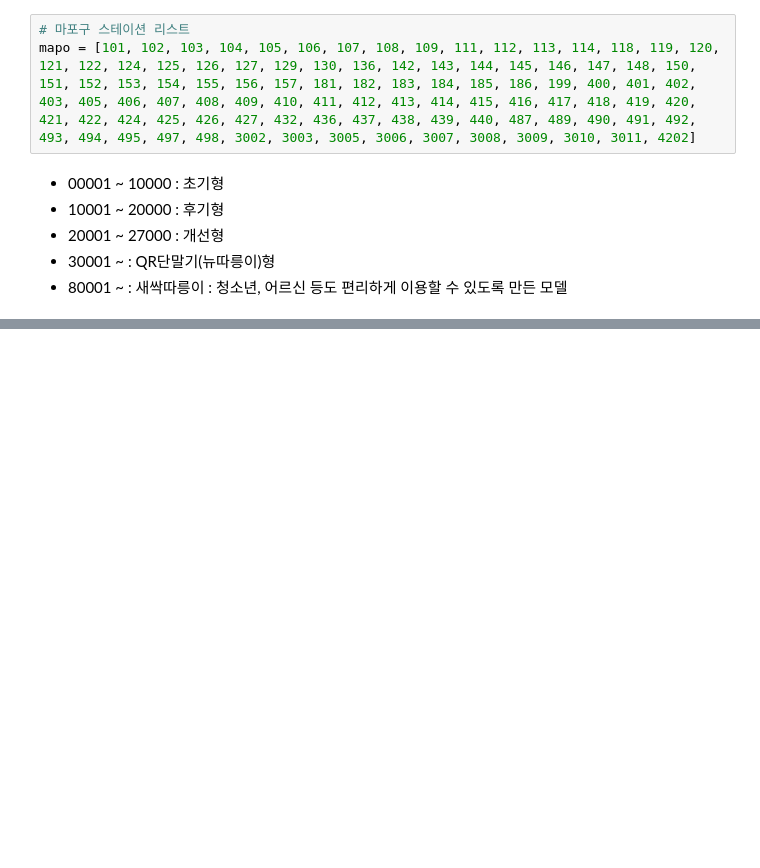
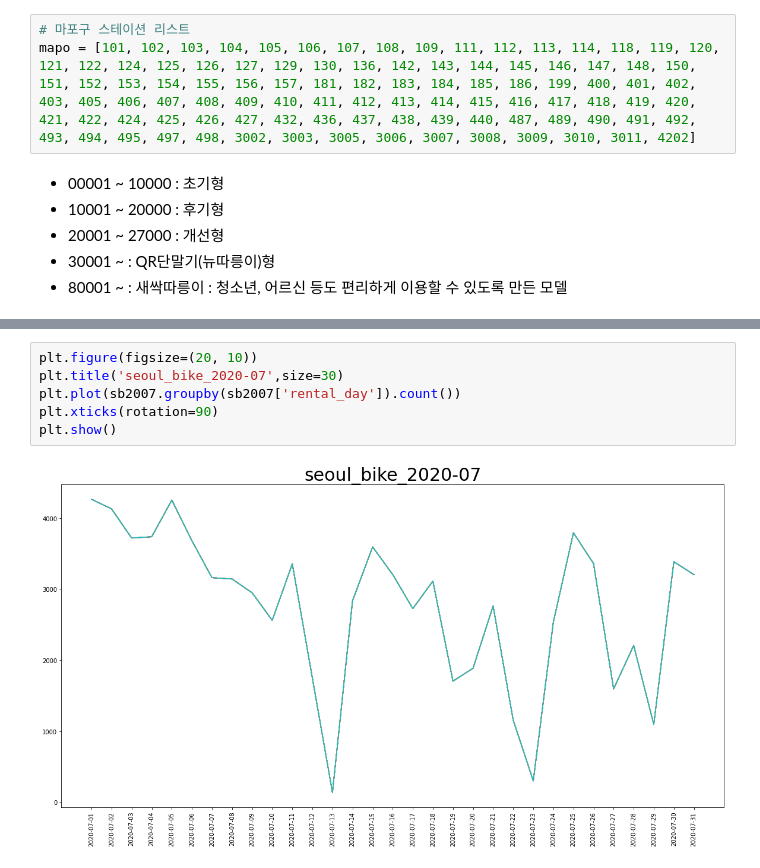
Before and after one commit to rivels/EDA_project_2, a Jupyter notebook: 4_13__eda_bicycle.ipynb, the cells around one changed output, grey strips where cells are left out. Cells and saved outputs as stored; diff of their text form; blank space fills up the shorter version.

```diff
--- a/4_13__eda_bicycle.ipynb
+++ b/4_13__eda_bicycle.ipynb
@@ -192,0 +252,8 @@ sb2078 = sb2078.sort_values(by='ren' ,ascending=False)
+# %%
+plt.figure(figsize=(20, 10))
+plt.title('seoul_bike_2020-07',size=30)
+plt.plot(sb2007.groupby(sb2007['rental_day']).count())
+plt.xticks(rotation=90)
+plt.show()
+# %% [output]
+[figure, added]
```
Also changed, not shown: parts of 11 cells of this notebook.
